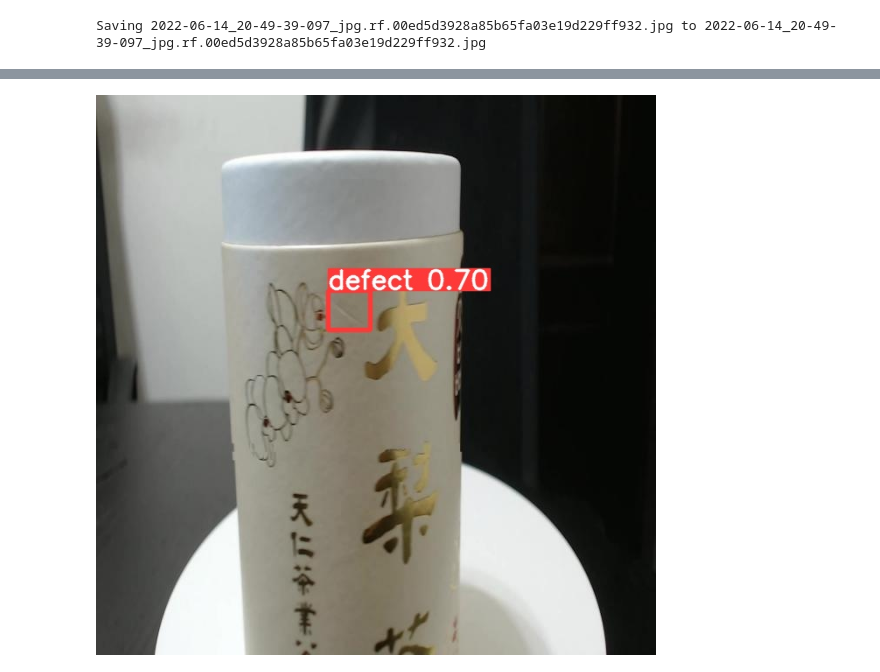
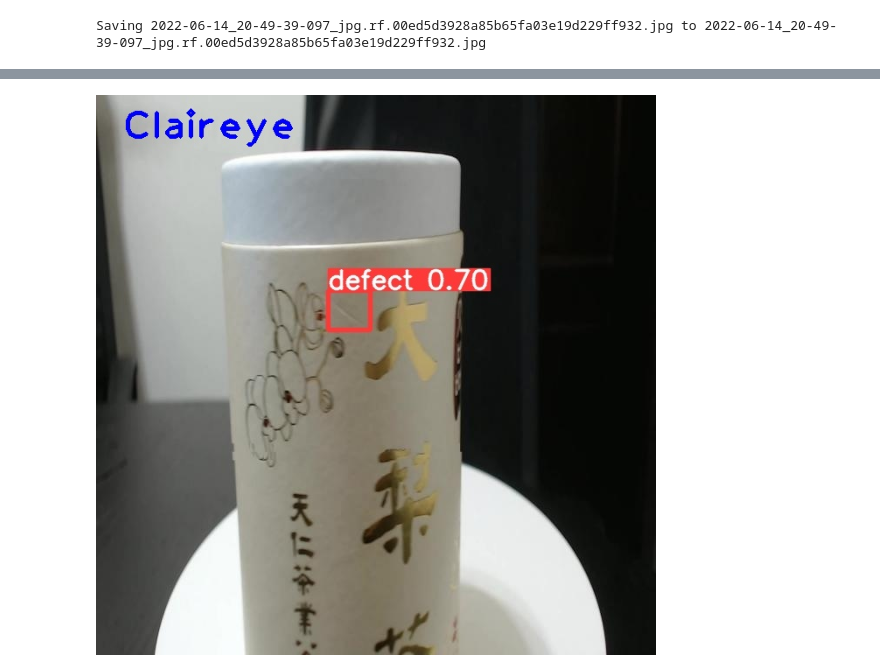
Before and after one commit to advcloud/colabtest, a Jupyter notebook: yolov5tea.ipynb, the cells around one changed output, grey strips where cells are left out. Saved outputs shown, nothing was run; the diff lists cells and outputs as text; code cells hidden in the pictures.

```diff
--- a/yolov5tea.ipynb
+++ b/yolov5tea.ipynb
@@ -107,14 +114,16 @@ Speed: 0.7ms pre-process, 29.4ms inference, 45.5ms NMS per image at shape (1, 3,
 Results saved to runs/detect/exp
-# %%
-#display inference on ALL test images
-import glob
-from IPython.display import Image, display
-
-for imageName in glob.glob('/content/yolov5/runs/detect/exp/*.jpg'): #assuming JPG
-    display(Image(filename=imageName))
-    print("\n")
-# %% [output]
-[figure, removed]
+# %%
+files=[]
+for name in sorted(libmediacar1.glob.glob('/content/yolov5/runs/detect/exp/*.jpg')):
+    files.append(name)
+images = {name: libmediacar1.cv2.imread(name) for name in files}
+for name, image in images.items():
+    libmediacar1.cv2.putText(image,'Claireye',(30,50), libmediacar1.cv2.FONT_HERSHEY_PLAIN,3,(255,0,0),3  )
+    libmediacar1.cv2.imwrite(name, image)
+    display(Image(filename=name))
+    print("\n")
+# %% [output]
+[figure, added]
 # %%
 #claireye.com.tw
 stopa = 6
```
Also changed, not shown: parts of 11 cells of this notebook.
